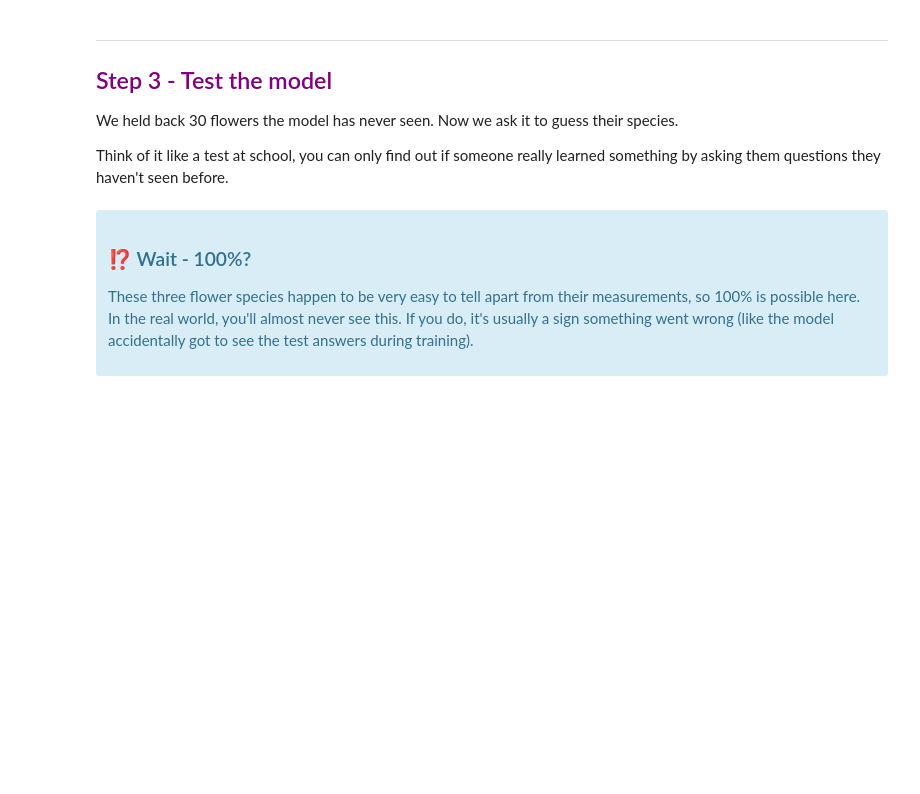
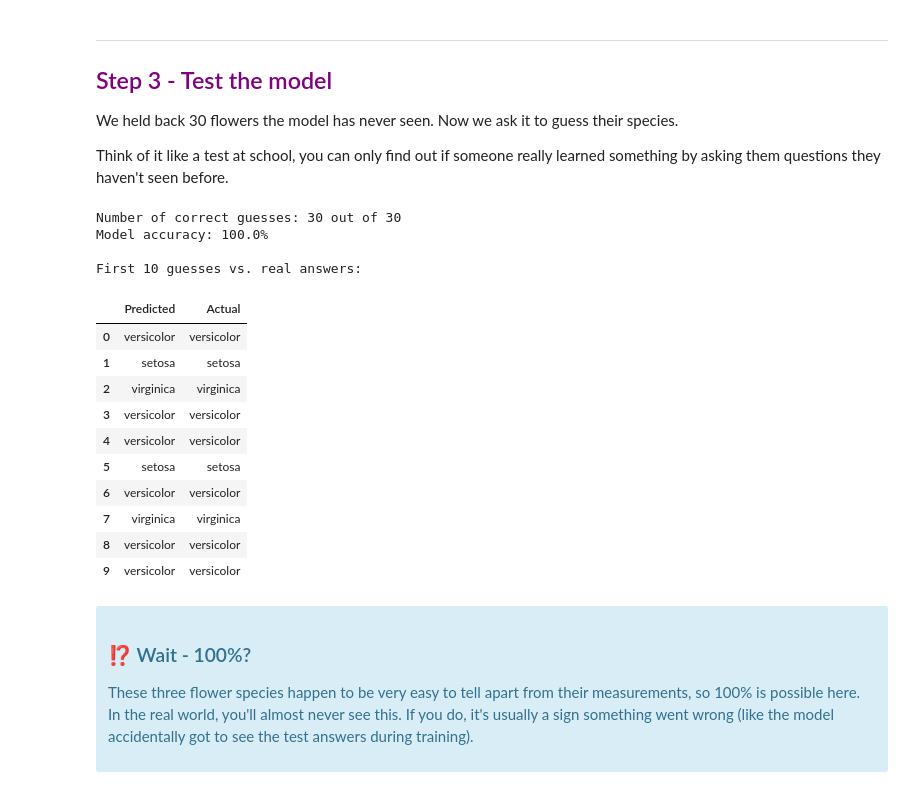
Before and after one commit to nathanhigginbotham/UCL-CDT-AICourse, a Jupyter notebook: B02_first_model.ipynb, the cells around one changed output. Cells and saved outputs as stored; diff of their text form; code cells hidden in the pictures; blank space fills up the shorter version.

```diff
--- a/B02_first_model.ipynb
+++ b/B02_first_model.ipynb
@@ -165,16 +165,37 @@ Think of it like a test at school, you can only find out if someone really learn
 # %%
 from sklearn.metrics import accuracy_score
 
 # Ask the model to guess the species of the 30 unseen flowers
 y_pred = model.predict(X_test)
 
 # Compare guesses to the real answers
 accuracy = accuracy_score(y_test, y_pred)
+print(f"Number of correct guesses: {(y_pred == y_test).sum()} out of {len(y_test)}")
 print(f"Model accuracy: {accuracy * 100:.1f}%")
 
 print("\nFirst 10 guesses vs. real answers:")
-print("Predicted:", list(iris.target_names[y_pred[:10]]))
-print("Actual:   ", list(iris.target_names[y_test[:10]]))
+
+label_comparison = pd.DataFrame({
+    'Predicted': iris.target_names[y_pred[:10]],
+    'Actual': iris.target_names[y_test[:10]]
+})
+display(label_comparison)
+# %% [output]
+Number of correct guesses: 30 out of 30
+Model accuracy: 100.0%
+
+First 10 guesses vs. real answers:
+|  | Predicted | Actual |
+| 0 | versicolor | versicolor |
+| 1 | setosa | setosa |
+| 2 | virginica | virginica |
+| 3 | versicolor | versicolor |
+| 4 | versicolor | versicolor |
+| 5 | setosa | setosa |
+| 6 | versicolor | versicolor |
+| 7 | virginica | virginica |
+| 8 | versicolor | versicolor |
+| 9 | versicolor | versicolor |
 # %% [markdown]
 <div class="alert alert-info">
 
```
Also changed, not shown: parts of 1 cell of this notebook.
